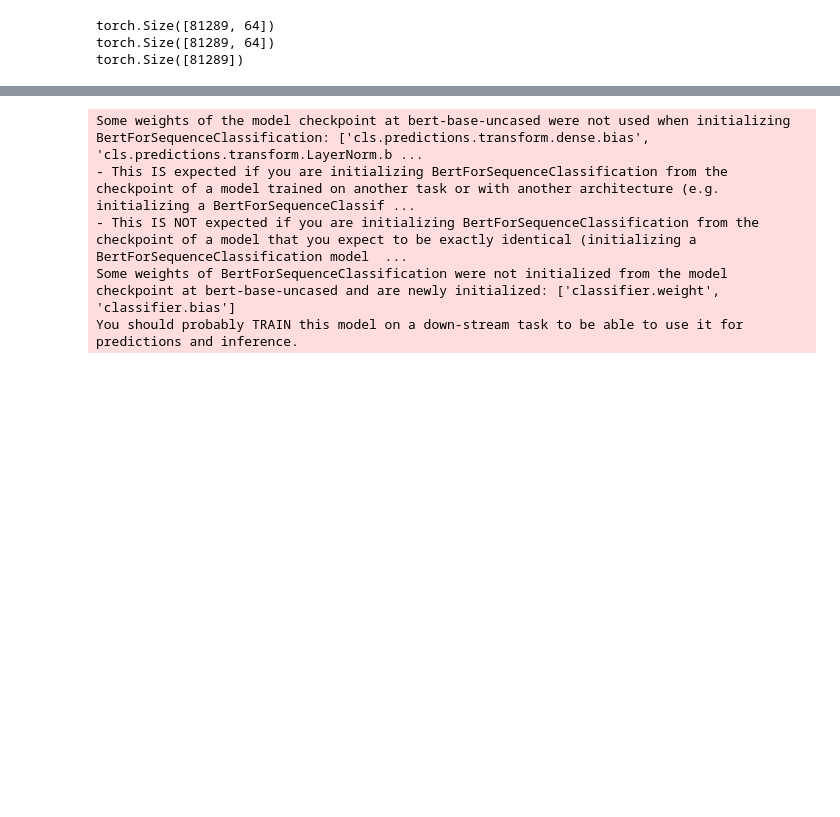
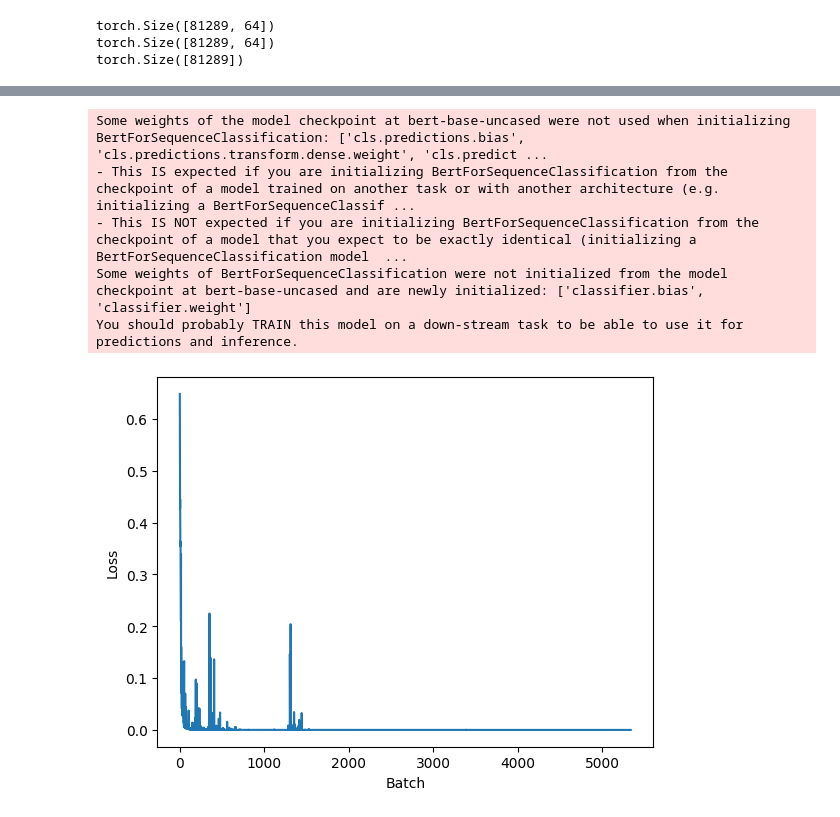
Before and after one commit to cvillanue/DeepLearning-IdiomaticExpression, a Jupyter notebook: IdiomaticExpression_BERT_.ipynb, the cells around one changed output, grey strips where cells are left out. Saved outputs shown, nothing was run; the diff lists cells and outputs as text; code cells hidden in the pictures; blank space fills up the shorter version.

Commit message:
matplotlib visual

```diff
--- a/IdiomaticExpression_BERT_.ipynb
+++ b/IdiomaticExpression_BERT_.ipynb
@@ -293,5 +303,4 @@ torch.Size([81289])
 # %%
-from transformers import AdamW, BertForSequenceClassification
 
 # Load pre-trained BERT model
 model = BertForSequenceClassification.from_pretrained('bert-base-uncased', num_labels=2)
@@ -304,35 +313,44 @@ model.to(device)
 optimizer = AdamW(model.parameters(), lr=2e-5)
 
 # Train the model
 epochs = 3
+train_losses = []
 for epoch in range(epochs):
     for batch in train_dataloader:
         # Load batch to GPU
         batch = tuple(t.to(device) for t in batch)
 
         # Unpack inputs and labels from batch
         input_ids, attention_mask, token_type_ids, labels = batch
 
         # Forward pass
         outputs = model(input_ids, attention_mask=attention_mask, token_type_ids=token_type_ids, labels=labels)
 
         # Compute loss
         loss = outputs.loss
+        train_losses.append(loss.item())
 
         # Backward pass
         loss.backward()
 
         # Update weights
         optimizer.step()
 
         # Zero gradients
         optimizer.zero_grad()
+
+import matplotlib.pyplot as plt
+plt.plot(train_losses)
+plt.xlabel('Batch')
+plt.ylabel('Loss')
+plt.show()
 # %% [output]
-Some weights of the model checkpoint at bert-base-uncased were not used when initializing BertForSequenceClassification: ['cls.predictions.transform.dense.bias', 'cls.predictions.transform.LayerNorm.b ...
+Some weights of the model checkpoint at bert-base-uncased were not used when initializing BertForSequenceClassification: ['cls.predictions.bias', 'cls.predictions.transform.dense.weight', 'cls.predict ...
 - This IS expected if you are initializing BertForSequenceClassification from the checkpoint of a model trained on another task or with another architecture (e.g. initializing a BertForSequenceClassif ...
 - This IS NOT expected if you are initializing BertForSequenceClassification from the checkpoint of a model that you expect to be exactly identical (initializing a BertForSequenceClassification model  ...
-Some weights of BertForSequenceClassification were not initialized from the model checkpoint at bert-base-uncased and are newly initialized: ['classifier.weight', 'classifier.bias']
+Some weights of BertForSequenceClassification were not initialized from the model checkpoint at bert-base-uncased and are newly initialized: ['classifier.bias', 'classifier.weight']
 You should probably TRAIN this model on a down-stream task to be able to use it for predictions and inference.
+[figure, added]
 # %%
 from sklearn.metrics import accuracy_score
 # Evaluate the model on the validation set
```
Also changed, not shown: parts of 9 cells of this notebook.
